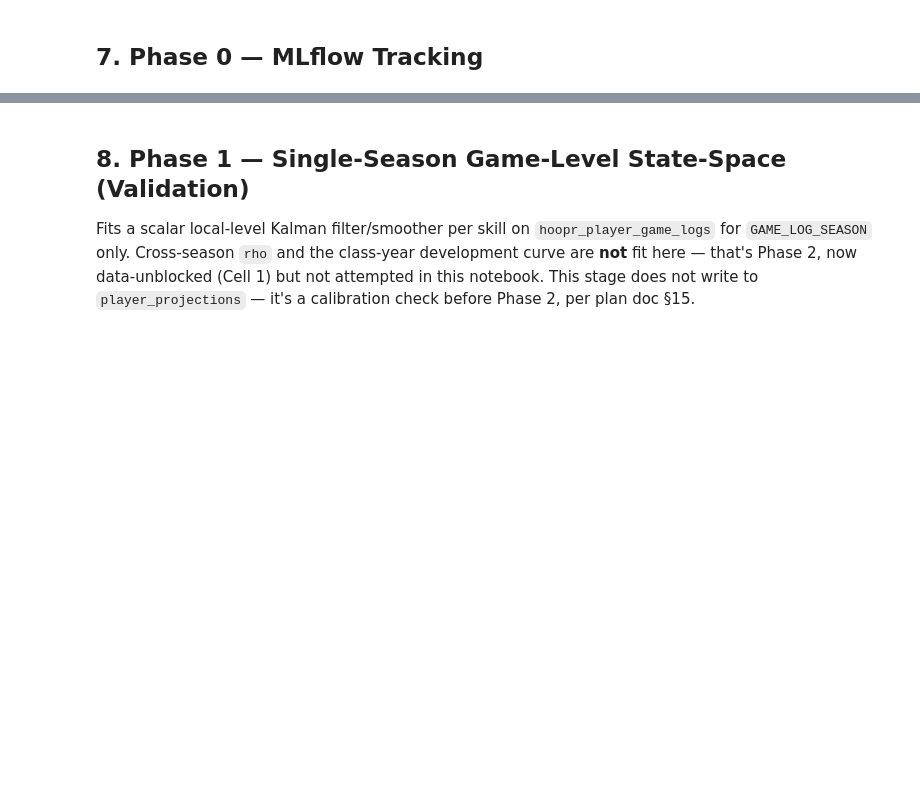
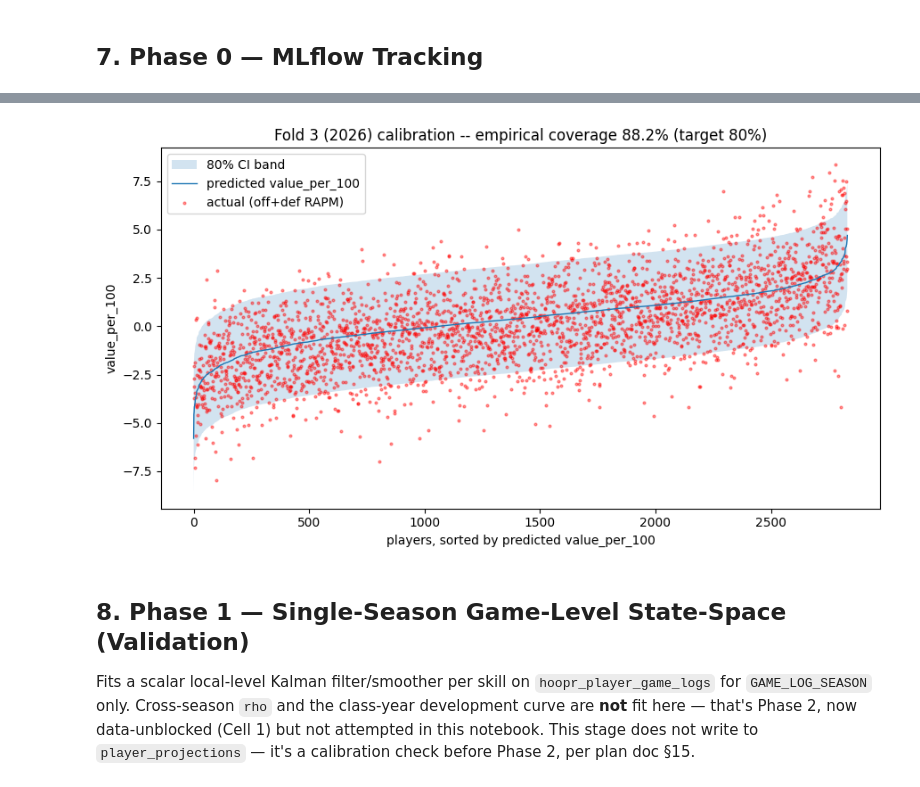
Before and after one commit to shanthg01/MIDS210-Capstone, a Jupyter notebook: notebooks/models/player_projection_state_space.ipynb, the cells around one changed output, grey strips where cells are left out. Drawn from its saved outputs; the diff is of its cells as text; code cells hidden in the pictures; blank space fills up the shorter version.

```diff
--- a/notebooks/models/player_projection_state_space.ipynb
+++ b/notebooks/models/player_projection_state_space.ipynb
@@ -312,0 +394,11 @@ Registry: staging — player-projection v6 → Staging (Δ=+0.2%)
+# %%
+# Cell 7a-2 -- Baseline comparison for fold 3 (2026)
+fold3 = fold_artifacts[2]
+baselines = ppe.compare_to_baselines(fold3["train_val_df"], fold3["labeled_test"], "off_adj_rapm")
+model_off_rmse = results_df.iloc[2]["off_rmse"]
+
+print("off_adj_rapm RMSE comparison, fold 3 (2026 test):")
+print(f"  Ridge value model:       {model_off_rmse:.3f}")
+print(f"  predict train mean:      {baselines['predict_train_mean']['rmse']:.3f}")
+print(f"  predict position mean:   {baselines['predict_position_mean']['rmse']:.3f}")
+print(f"\nRidge beats the better baseline by {baselines['predict_position_mean']['rmse'] - model_off_rmse:.3f} RMSE.")
@@ -313,3 +460,21 @@ Registry: staging — player-projection v6 → Staging (Δ=+0.2%)
+# %%
+# Cell 7a-4 -- Calibration plot for fold 3 (2026)
+plot_df = fold3["labeled_test"].copy()
+plot_df["actual_total"] = plot_df["off_adj_rapm"] + plot_df["def_adj_rapm"]
+plot_df = plot_df.sort_values("value_per_100").reset_index(drop=True)
+
+fig, ax = plt.subplots(figsize=(9, 5))
+ax.fill_between(range(len(plot_df)), plot_df["value_ci_lower"], plot_df["value_ci_upper"], alpha=0.2, label="80% CI band")
+ax.plot(range(len(plot_df)), plot_df["value_per_100"], label="predicted value_per_100", linewidth=1)
+ax.scatter(range(len(plot_df)), plot_df["actual_total"], s=4, alpha=0.4, color="red", label="actual (off+def RAPM)")
+ax.set_xlabel("players, sorted by predicted value_per_100")
+ax.set_ylabel("value_per_100")
+ax.set_title(f"Fold 3 (2026) calibration -- empirical coverage {results_df.iloc[2]['calibration_80pct_target']:.1%} (target 80%)")
+ax.legend()
+plt.tight_layout()
+plt.show()
+# %% [output]
+[figure, added]
 # %% [markdown]
 ## 8. Phase 1 — Single-Season Game-Level State-Space (Validation)
 
```
Also changed, not shown: parts of 8 cells of this notebook, 3 other files.
